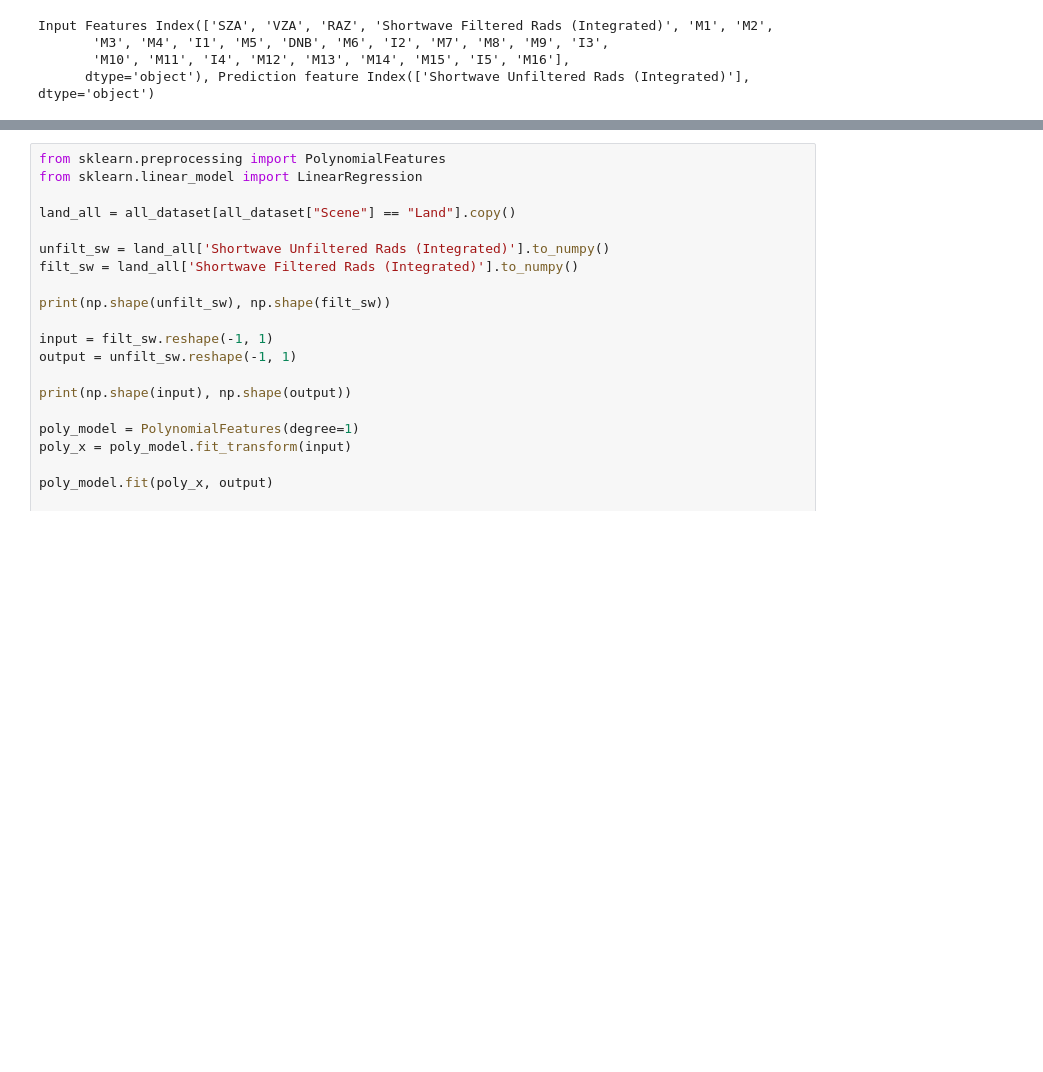
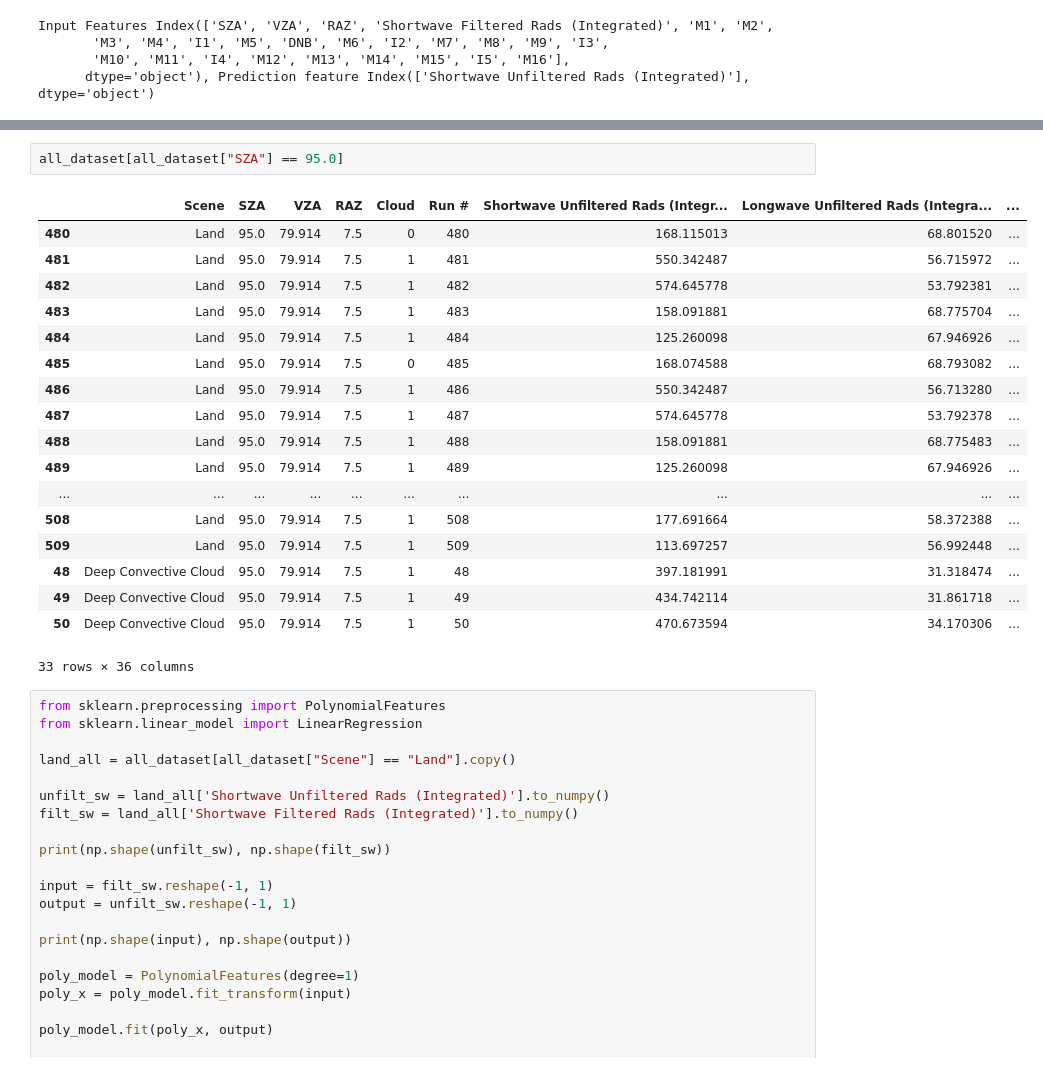
Before and after one commit to LASP-Libera/libera_unfiltering, a Jupyter notebook: validation.ipynb, the cells around one changed output, grey strips where cells are left out. Drawn from its saved outputs; the diff is of its cells as text; blank space fills up the shorter version.

```diff
--- a/validation.ipynb
+++ b/validation.ipynb
@@ -1065,3 +1302,24 @@ Train scenes: ['Snow' 'Land' 'Deep Convective Cloud' 'Cloudy Ocean' 'Clear Ocean
+# %%
+all_dataset[all_dataset["SZA"] == 95.0]
+# %% [output]
+|  | Scene | SZA | VZA | RAZ | Cloud | Run # | Shortwave Unfiltered Rads (Integr... | Longwave Unfiltered Rads (Integra... | ... |
+| 480 | Land | 95.0 | 79.914 | 7.5 | 0 | 480 | 168.115013 | 68.801520 | ... |
+| 481 | Land | 95.0 | 79.914 | 7.5 | 1 | 481 | 550.342487 | 56.715972 | ... |
+| 482 | Land | 95.0 | 79.914 | 7.5 | 1 | 482 | 574.645778 | 53.792381 | ... |
+| 483 | Land | 95.0 | 79.914 | 7.5 | 1 | 483 | 158.091881 | 68.775704 | ... |
+| 484 | Land | 95.0 | 79.914 | 7.5 | 1 | 484 | 125.260098 | 67.946926 | ... |
+| 485 | Land | 95.0 | 79.914 | 7.5 | 0 | 485 | 168.074588 | 68.793082 | ... |
+| 486 | Land | 95.0 | 79.914 | 7.5 | 1 | 486 | 550.342487 | 56.713280 | ... |
+| 487 | Land | 95.0 | 79.914 | 7.5 | 1 | 487 | 574.645778 | 53.792378 | ... |
+| 488 | Land | 95.0 | 79.914 | 7.5 | 1 | 488 | 158.091881 | 68.775483 | ... |
+| 489 | Land | 95.0 | 79.914 | 7.5 | 1 | 489 | 125.260098 | 67.946926 | ... |
+| ... | ... | ... | ... | ... | ... | ... | ... | ... | ... |
+| 508 | Land | 95.0 | 79.914 | 7.5 | 1 | 508 | 177.691664 | 58.372388 | ... |
+| 509 | Land | 95.0 | 79.914 | 7.5 | 1 | 509 | 113.697257 | 56.992448 | ... |
+| 48 | Deep Convective Cloud | 95.0 | 79.914 | 7.5 | 1 | 48 | 397.181991 | 31.318474 | ... |
+| 49 | Deep Convective Cloud | 95.0 | 79.914 | 7.5 | 1 | 49 | 434.742114 | 31.861718 | ... |
+| 50 | Deep Convective Cloud | 95.0 | 79.914 | 7.5 | 1 | 50 | 470.673594 | 34.170306 | ... |
+33 rows × 36 columns
 # %%
 from sklearn.preprocessing import PolynomialFeatures
 from sklearn.linear_model import LinearRegression
```
Also changed, not shown: parts of 23 cells of this notebook.
